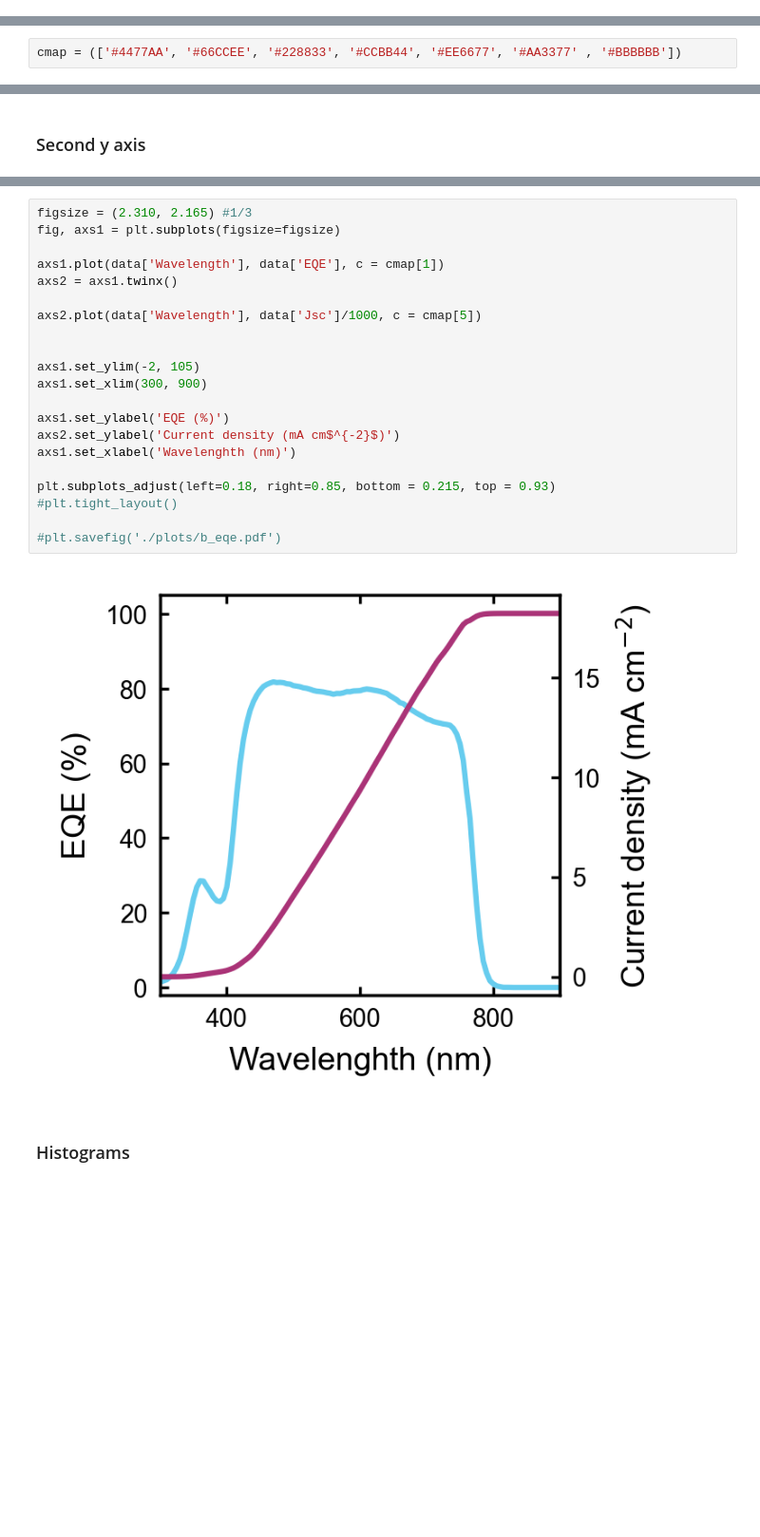
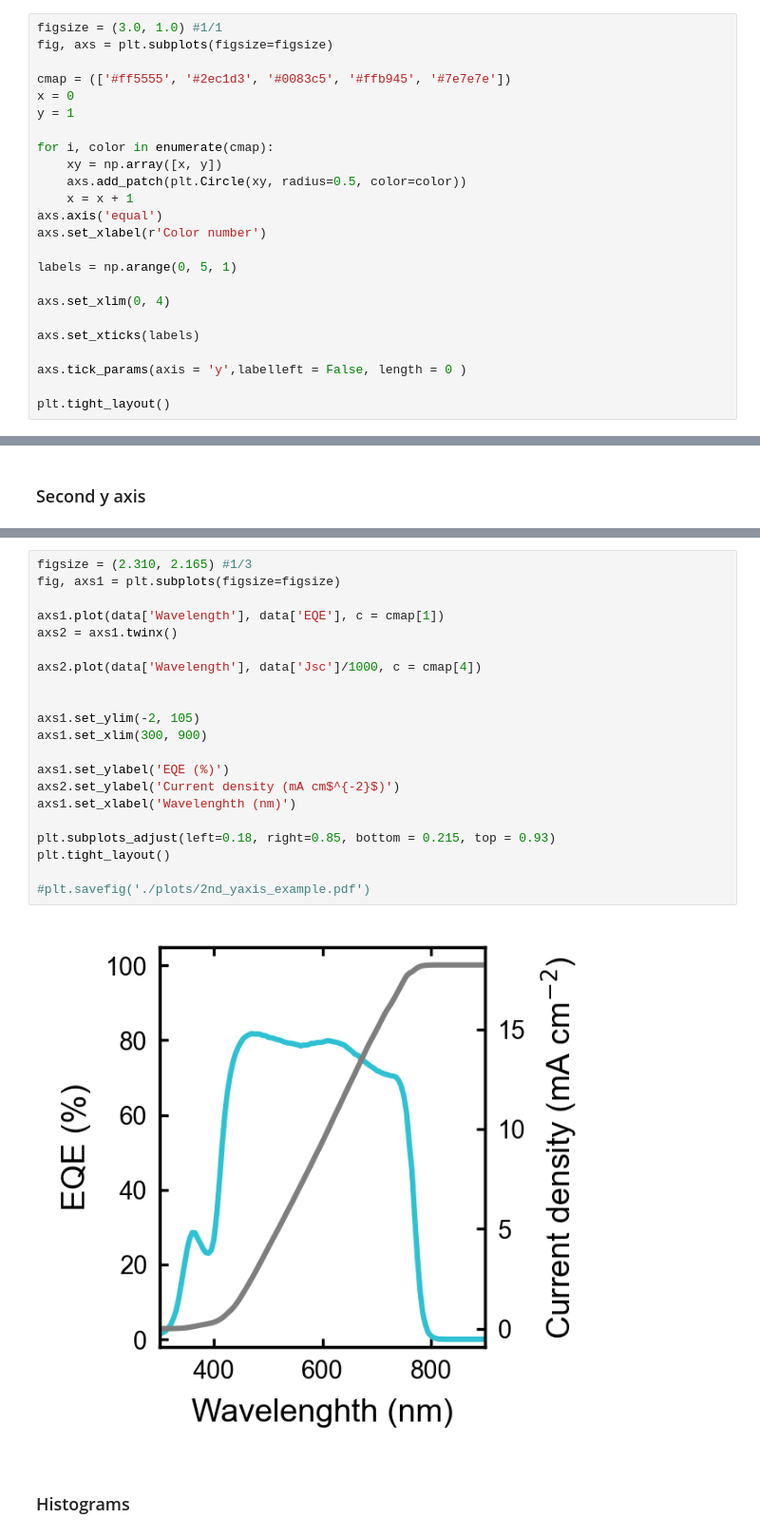
Before and after one commit to stepan-demchyshyn/perovskite_subgroup, a Jupyter notebook: jupyter/jupyter_template.ipynb, the cells around one changed output, grey strips where cells are left out. Shown: that part at 95% size. Saved outputs shown, nothing was run; the diff lists cells and outputs as text; blank space fills up the shorter version.

```diff
--- a/jupyter/jupyter_template.ipynb
+++ b/jupyter/jupyter_template.ipynb
@@ -183,0 +194,24 @@ plt.style.use('./publication.mplstyle')
+# %%
+figsize = (3.0, 1.0) #1/1
+fig, axs = plt.subplots(figsize=figsize)
+
+cmap = (['#ff5555', '#2ec1d3', '#0083c5', '#ffb945', '#7e7e7e'])
+x = 0
+y = 1
+
+for i, color in enumerate(cmap):
+    xy = np.array([x, y])
+    axs.add_patch(plt.Circle(xy, radius=0.5, color=color))
+    x = x + 1
+axs.axis('equal')
+axs.set_xlabel(r'Color number')
+
+labels = np.arange(0, 5, 1)
+
+axs.set_xlim(0, 4)
+
+axs.set_xticks(labels)
+
+axs.tick_params(axis = 'y',labelleft = False, length = 0 )
+
+plt.tight_layout()
@@ -188,5 +224,3 @@ plt.style.use('./publication.mplstyle')
-# %%
-cmap = (['#4477AA', '#66CCEE', '#228833', '#CCBB44', '#EE6677', '#AA3377' , '#BBBBBB'])
 # %%
 figsize = (7.244, 1.772) #1/2
 
@@ -355,26 +420,26 @@ data = pd.read_csv('./data/eqe_example.csv', sep = ',')
 # %%
 figsize = (2.310, 2.165) #1/3
 fig, axs1 = plt.subplots(figsize=figsize)
 
 axs1.plot(data['Wavelength'], data['EQE'], c = cmap[1])
 axs2 = axs1.twinx()
 
-axs2.plot(data['Wavelength'], data['Jsc']/1000, c = cmap[5])
+axs2.plot(data['Wavelength'], data['Jsc']/1000, c = cmap[4])
 
 
 axs1.set_ylim(-2, 105)
 axs1.set_xlim(300, 900)
 
 axs1.set_ylabel('EQE (%)')
 axs2.set_ylabel('Current density (mA cm$^{-2}$)')
 axs1.set_xlabel('Wavelenghth (nm)')
 
 plt.subplots_adjust(left=0.18, right=0.85, bottom = 0.215, top = 0.93)
-#plt.tight_layout()
+plt.tight_layout()
 
-#plt.savefig('./plots/b_eqe.pdf')
+#plt.savefig('./plots/2nd_yaxis_example.pdf')
 # %% [output]
-[figure, old version]
+[figure, new version]
 # %% [markdown]
 ### Histograms
 # %%
```
Also changed, not shown: parts of 28 cells of this notebook.
